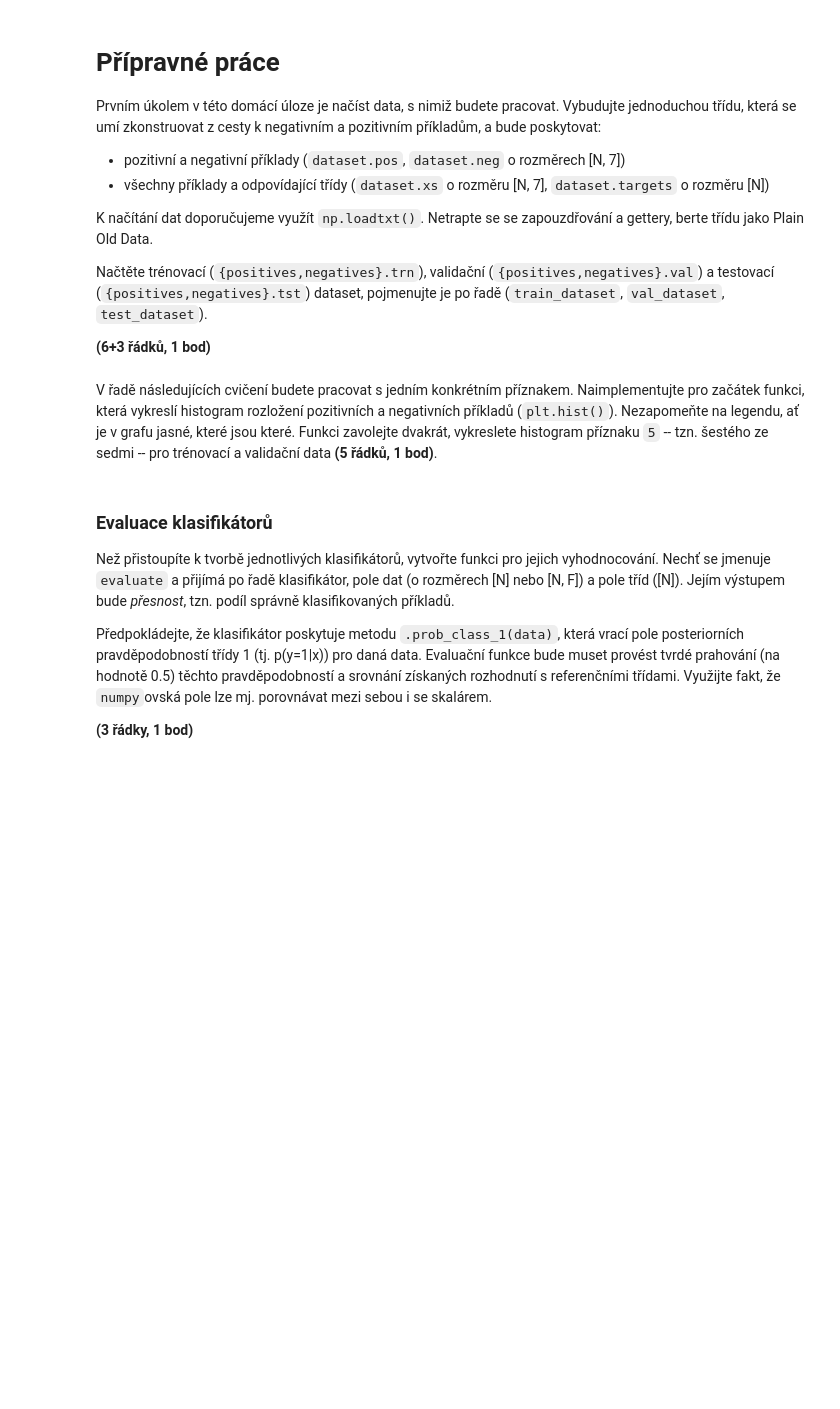
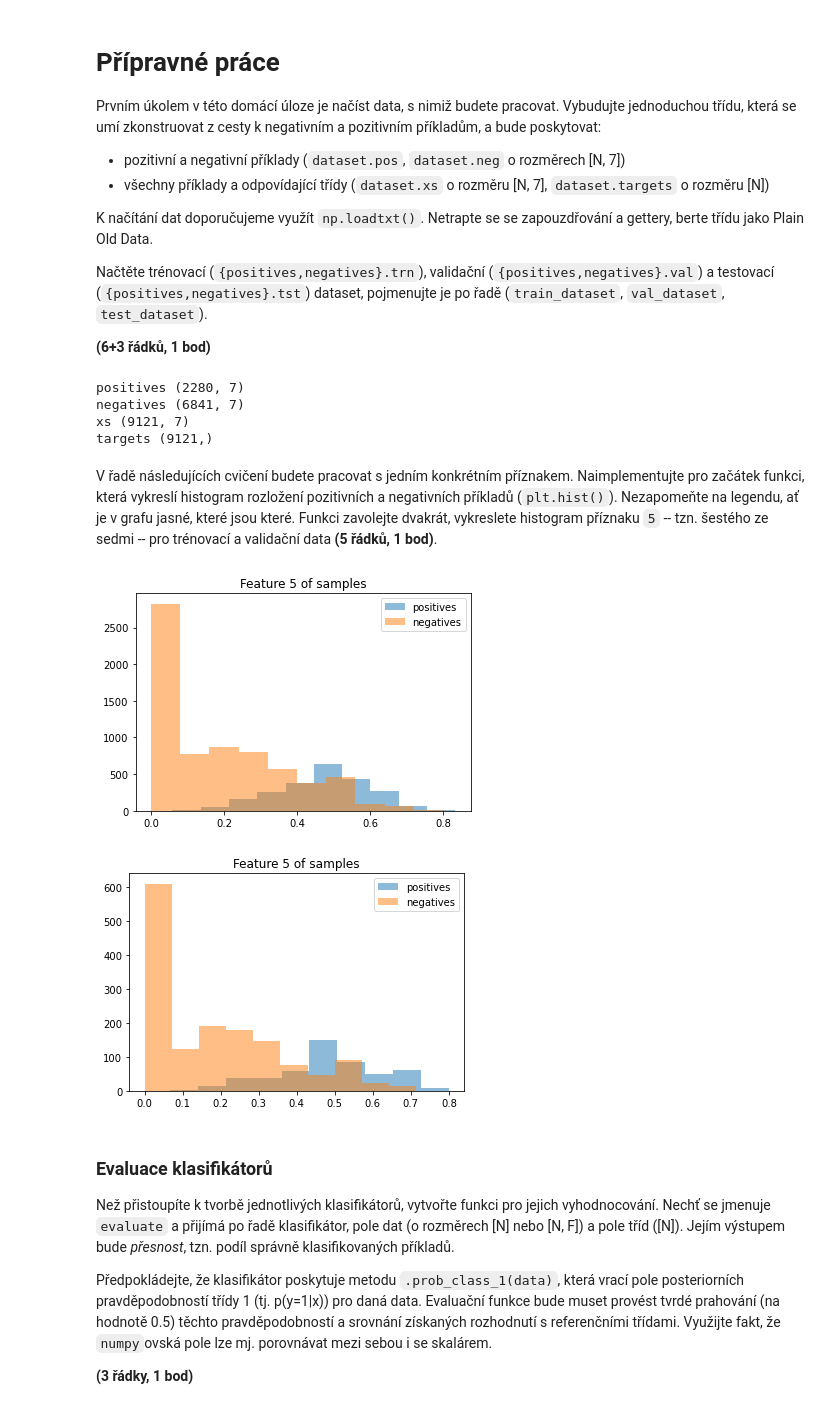
Before and after one commit to danielkonecny/sui-homework, a Jupyter notebook: zadani.ipynb, the cells around one changed output. Drawn from its saved outputs; the diff is of its cells as text; code cells hidden in the pictures; blank space fills up the shorter version.

```diff
--- a/zadani.ipynb
+++ b/zadani.ipynb
@@ -46,13 +39,41 @@ print('targets', train_dataset.targets.shape)
+# %%
+class Dataset:
+    def __init__(self, data_type):
+        self.pos = np.loadtxt(f'positives.{data_type}')
+        self.neg = np.loadtxt(f'negatives.{data_type}')
+        self.xs = np.vstack((self.pos, self.neg))
+        self.targets = np.hstack((np.ones(len(self.pos)), np.zeros(len(self.neg))))
+
+train_dataset = Dataset('trn')
+val_dataset = Dataset('val')
+test_dataset = Dataset('tst')
+
+print('positives', train_dataset.pos.shape)
+print('negatives', train_dataset.neg.shape)
+print('xs', train_dataset.xs.shape)
+print('targets', train_dataset.targets.shape)
+# %% [output]
+positives (2280, 7)
+negatives (6841, 7)
+xs (9121, 7)
+targets (9121,)
 # %% [markdown]
 V řadě následujících cvičení budete pracovat s jedním konkrétním příznakem. Naimplementujte pro začátek funkci, která vykreslí histogram rozložení pozitivních a negativních příkladů (`plt.hist()`). Nezapomeňte na legendu, ať je v grafu jasné, které jsou které. Funkci zavolejte dvakrát, vykreslete histogram příznaku `5` -- tzn. šestého ze sedmi -- pro trénovací a validační data **(5 řádků, 1 bod)**.
 # %%
 FOI = 5  # Feature Of Interest
 
 def plot_data(poss, negs):
-    pass
+    plt.hist(poss, alpha=0.5, label='positives')
+    plt.hist(negs, alpha=0.5, label='negatives')
+    plt.legend()
+    plt.title('Feature 5 of samples')
+    plt.show()
 
 plot_data(train_dataset.pos[:, FOI], train_dataset.neg[:, FOI])
 plot_data(val_dataset.pos[:, FOI], val_dataset.neg[:, FOI])
+# %% [output]
+[figure, added]
+[figure, added]
 # %% [markdown]
 ### Evaluace klasifikátorů
 Než přistoupíte k tvorbě jednotlivých klasifikátorů, vytvořte funkci pro jejich vyhodnocování.
```
Also changed, not shown: parts of 2 cells of this notebook.
